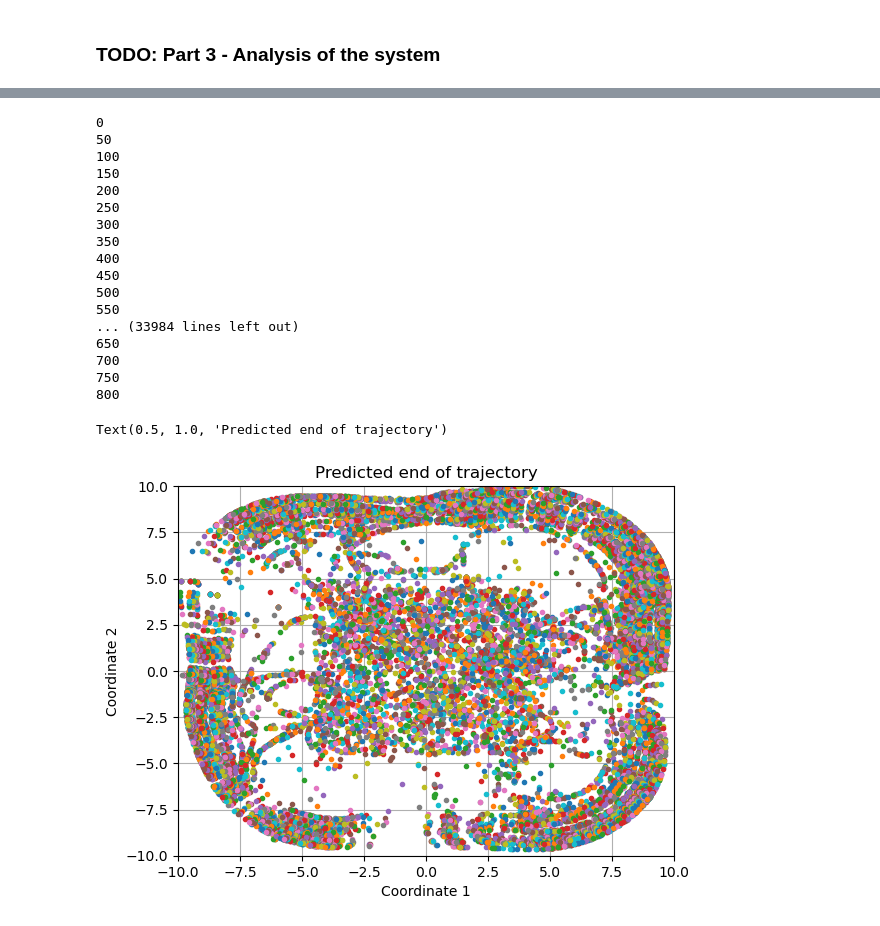
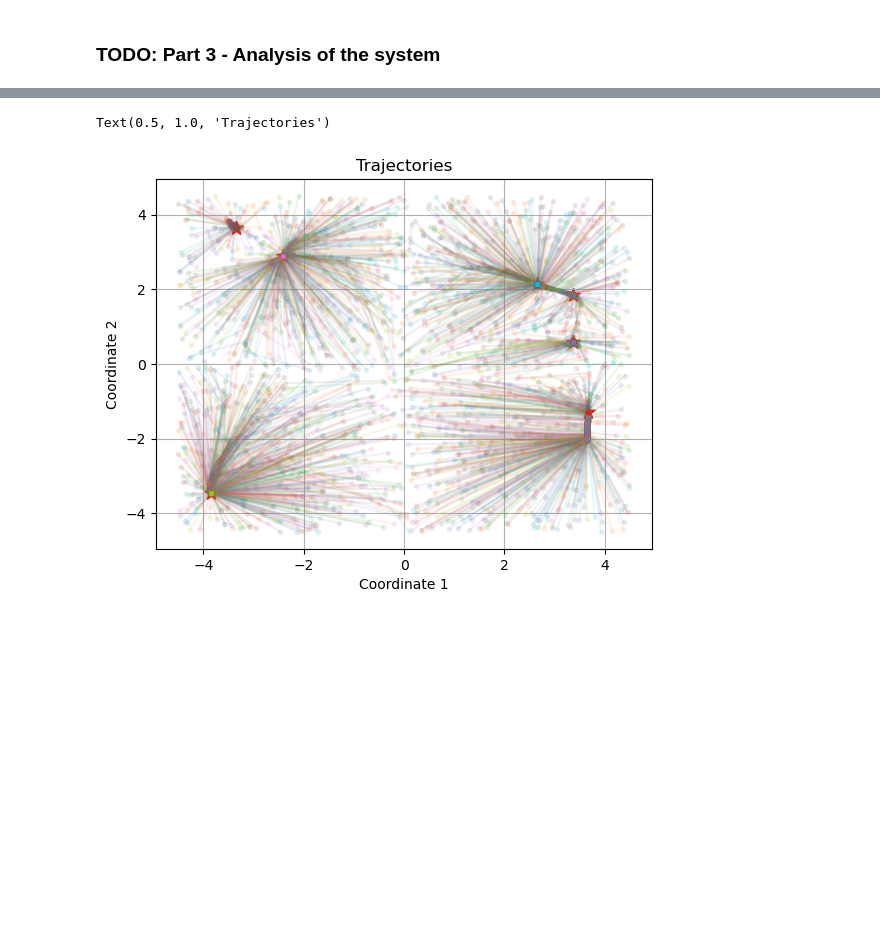
Before and after one commit to Augustin690/learning-dynamical-systems, a Jupyter notebook: src/part1/task3.ipynb, the cells around one changed output, grey strips where cells are left out. Drawn from its saved outputs; the diff is of its cells as text; code cells hidden in the pictures; blank space fills up the shorter version.

```diff
--- a/src/part1/task3.ipynb
+++ b/src/part1/task3.ipynb
@@ -273,15 +226,30 @@ for j in range(len(x0)):
 # %%
-for k in range(len(trajectories)) :
-    trajectory_k = np.array(trajectories[k])
-    plt.plot(trajectory_k[99,0],trajectory_k[99,1], '.')
-    #print(trajectory_k[99,0])
-    #print(trajectory_k[99,1])
-    #plt.plot(-0.74680196,  1.98292044, 'o', color = 'r')
-    plt.xlabel("Coordinate 1")
-    plt.ylabel("Coordinate 2")
-    plt.xlim(-10,10)
-    plt.ylim(-10,10)
+list_sol_2 = []
+for i in range(len(t_evals_2)):
+ list_sol_2.append(solve_traj.y[:,i].reshape(2000,2))
+trajectories_2 = []
+for j in range(len(x0)):
+    trajectory = []
+    for i in range(len(t_evals_2)):
+        trajectory.append(list_sol_2[i][j])
+    trajectories_2.append(trajectory)
+for k in range(len(trajectories_2)) :
+    trajectory_k = np.array(trajectories_2[k])
+    for i in range(0,len(t_evals_2),50):
+        #print(i)
+        plt.plot(trajectory_k[:,0],trajectory_k[:,1], marker='.', alpha = 0.1)
+        #print(trajectory_k[99,0])
+        #print(trajectory_k[99,1])
+        #plt.plot(-0.74680196,  1.98292044, 'o', color = 'r')
+#plt.scatter(*unique_endpoints.T, color = 'r', s= 100)
+plt.scatter(*unique_endpoints.T, color = 'r', s= 100, marker = '*')
+#plt.streamplot(X, Y, U, V, color =np. sqrt (U ** 2 + V ** 2), cmap = 'autumn')
+plt.xlabel("Coordinate 1")
+plt.ylabel("Coordinate 2")
 #plt.quiver(x0[:,0], x0[:,1], approx_field[:,0], approx_field[:,1], color= 'r')
 #plt.scatter(x0[:,0],x0[:,1], label = 'X0', alpha= 0.5, marker= '.')
 plt.grid()
-plt.title("Predicted end of trajectory")
+plt.title("Trajectories")
+# %% [output]
+Text(0.5, 1.0, 'Trajectories')
+[figure, added]
@@ -298,37 +255,0 @@ for j in range(len(x0)):
-# %%
-for k in range(len(trajectories_2)) :
-    trajectory_k = np.array(trajectories_2[k])
-    for i in range(0,len(t_eval_2),50):
-        print(i)
-        plt.plot(trajectory_k[i,0],trajectory_k[i,1], marker='.')
-        #print(trajectory_k[99,0])
-        #print(trajectory_k[99,1])
-        #plt.plot(-0.74680196,  1.98292044, 'o', color = 'r')
-plt.xlabel("Coordinate 1")
-plt.ylabel("Coordinate 2")
-plt.xlim(-10,10)
-plt.ylim(-10,10)
-#plt.quiver(x0[:,0], x0[:,1], approx_field[:,0], approx_field[:,1], color= 'r')
-#plt.scatter(x0[:,0],x0[:,1], label = 'X0', alpha= 0.5, marker= '.')
-plt.grid()
-plt.title("Predicted end of trajectory")
-# %% [output]
-0
-50
-100
-150
-200
-250
-300
-350
-400
-450
-500
-550
-... (33984 lines left out)
-650
-700
-750
-800
-Text(0.5, 1.0, 'Predicted end of trajectory')
-[figure, removed]
```
Also changed, not shown: parts of 27 cells of this notebook, 2 other files.
